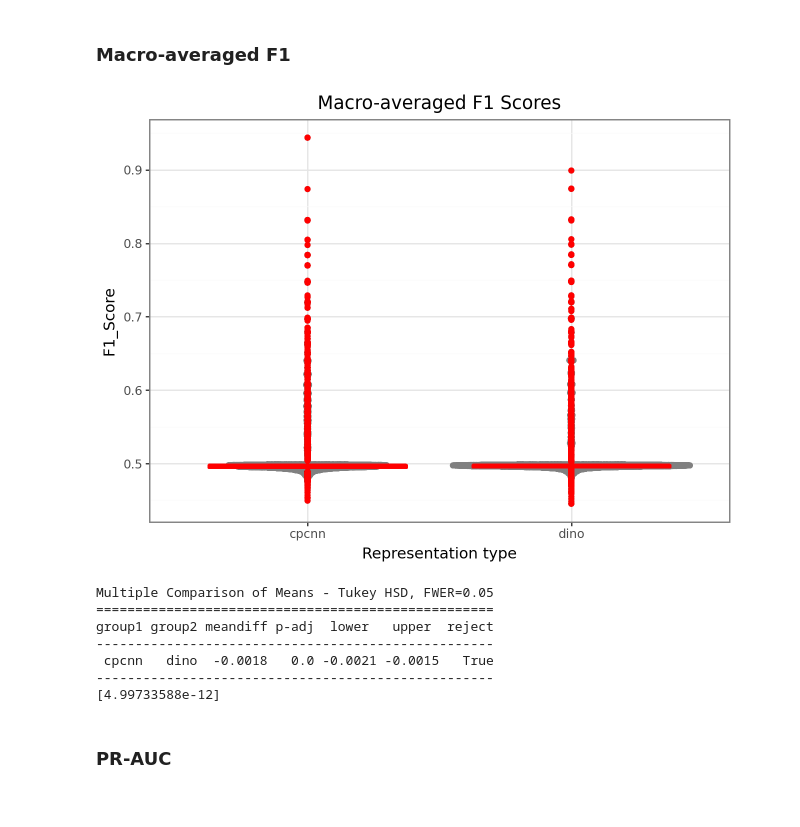
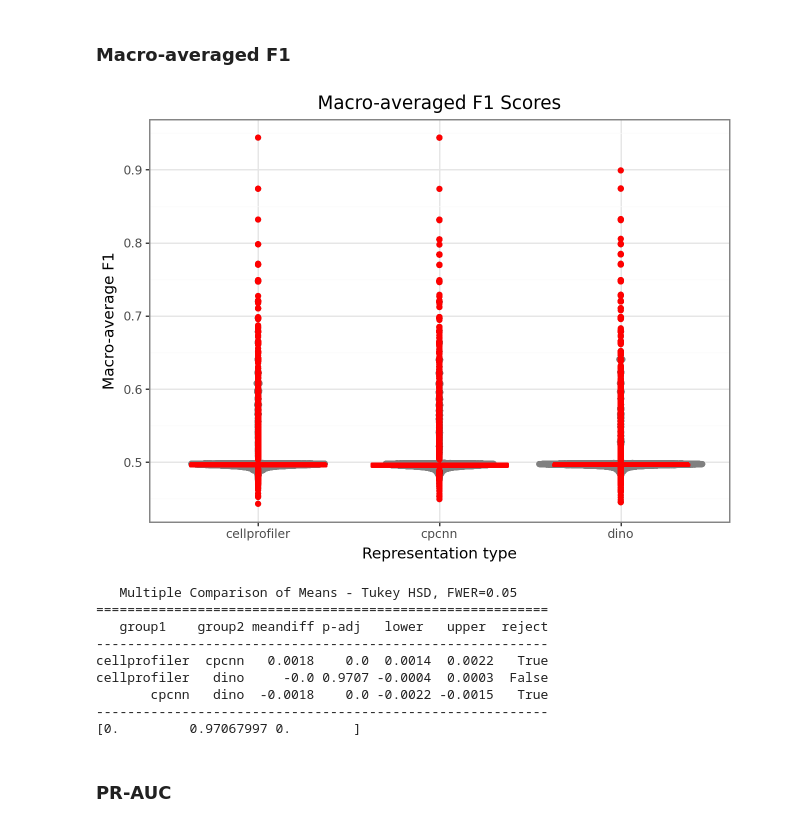
Before and after one commit to jessica-ewald/2024_09_09_Axiom_OASIS, a Jupyter notebook: 2_downstream_analysis/4C_compare_classifier_representations.ipynb, the cells around one changed output. Cells and saved outputs as stored; diff of their text form; code cells hidden in the pictures.

```diff
--- a/2_downstream_analysis/4C_compare_classifier_representations.ipynb
+++ b/2_downstream_analysis/4C_compare_classifier_representations.ipynb
@@ -168,36 +208,38 @@ group1 group2 meandiff p-adj lower  upper  reject
 # %%
 from plotnine import ggplot, aes, geom_sina, geom_boxplot, labs, theme_bw
 
 plot = (
-    ggplot(motive_preds, aes(x='Feat_type', y='F1_Score'))
+    ggplot(motive_preds, aes(x='Feat_type', y='Macro_F1'))
     + geom_sina(color="grey")
     + geom_boxplot(color="red", alpha=0.25, size=1)
-    + labs(title='Macro-averaged F1 Scores', x='Representation type', y='F1_Score')
+    + labs(title='Macro-averaged F1 Scores', x='Representation type', y='Macro-average F1')
     + theme_bw()
 )
 plot.show()
 
 # F1 (macro-averaged)
-model = smf.mixedlm("F1_Score ~ Feat_type", motive_pandas, groups=motive_pandas["Metadata_Label"],
+model = smf.mixedlm("Macro_F1 ~ Feat_type", motive_pandas, groups=motive_pandas["Metadata_Label"],
                     re_formula="~Metadata_AggType")
 result = model.fit()
 motive_pandas["fitted_values"] = result.fittedvalues
 
 mc = MultiComparison(motive_pandas["fitted_values"], motive_pandas["Feat_type"])
 tukey_result = mc.tukeyhsd()
 
 tukey_pvals = tukey_result.pvalues
 print(tukey_result.summary())
 print(tukey_pvals)
 # %% [output]
-[figure, old version]
+[figure, new version]
-Multiple Comparison of Means - Tukey HSD, FWER=0.05
-===================================================
-group1 group2 meandiff p-adj  lower   upper  reject
----------------------------------------------------
- cpcnn   dino  -0.0018   0.0 -0.0021 -0.0015   True
----------------------------------------------------
-[4.99733588e-12]
+   Multiple Comparison of Means - Tukey HSD, FWER=0.05
+==========================================================
+   group1    group2 meandiff p-adj   lower   upper  reject
+----------------------------------------------------------
+cellprofiler  cpcnn   0.0018    0.0  0.0014  0.0022   True
+cellprofiler   dino     -0.0 0.9707 -0.0004  0.0003  False
+       cpcnn   dino  -0.0018    0.0 -0.0022 -0.0015   True
+----------------------------------------------------------
+[0.         0.97067997 0.        ]
 # %% [markdown]
 ### PR-AUC
 # %%
```
Also changed, not shown: parts of 12 cells of this notebook, 9 other files.
